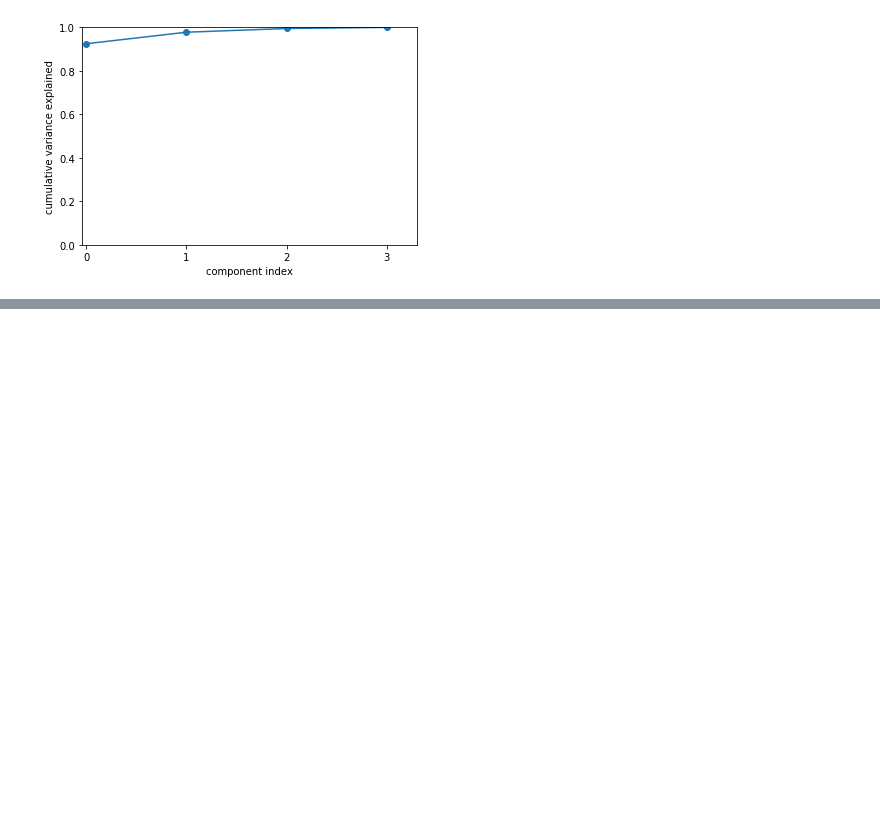
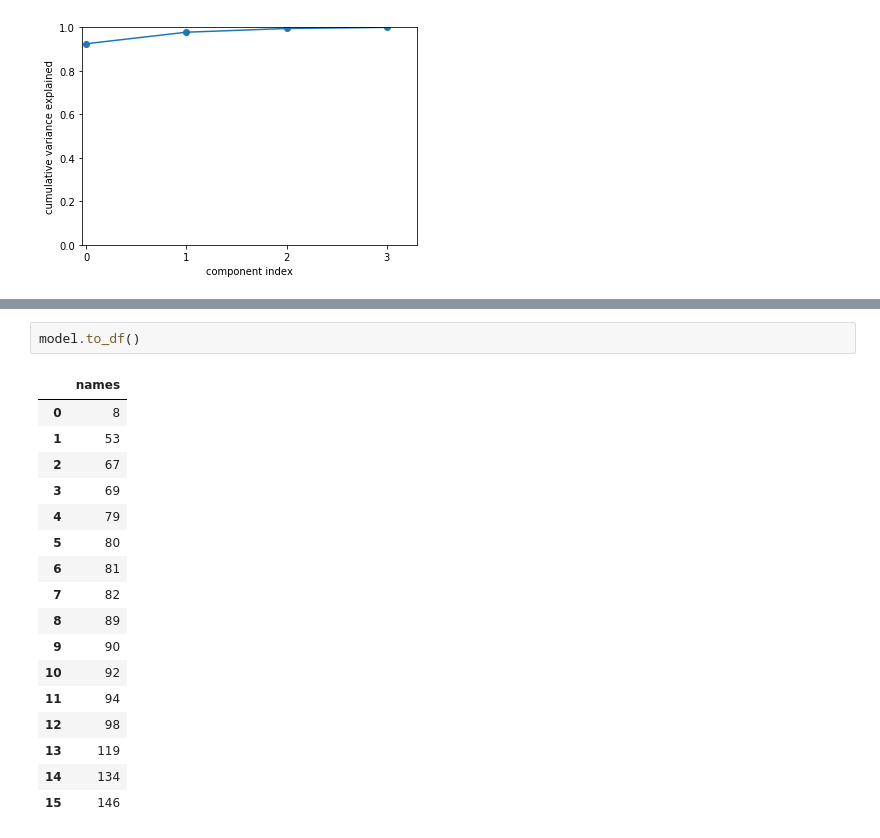
Before and after one commit to idc9/py_jive, a Jupyter notebook: doc/example_notebooks/PCA_demo.ipynb, the cells around one changed output, grey strips where cells are left out. Cells and saved outputs as stored; diff of their text form; blank space fills up the shorter version.

```diff
--- a/doc/example_notebooks/PCA_demo.ipynb
+++ b/doc/example_notebooks/PCA_demo.ipynb
@@ -225,3 +225,23 @@ Loading BokehJS ...
 [interactive output not drawn]
 [interactive output not drawn]
 [interactive output not drawn]
+# %%
+model.to_df()
+# %% [output]
+|  | names |
+| 0 | 8 |
+| 1 | 53 |
+| 2 | 67 |
+| 3 | 69 |
+| 4 | 79 |
+| 5 | 80 |
+| 6 | 81 |
+| 7 | 82 |
+| 8 | 89 |
+| 9 | 90 |
+| 10 | 92 |
+| 11 | 94 |
+| 12 | 98 |
+| 13 | 119 |
+| 14 | 134 |
+| 15 | 146 |
```
Also changed, not shown: 3 other files.
